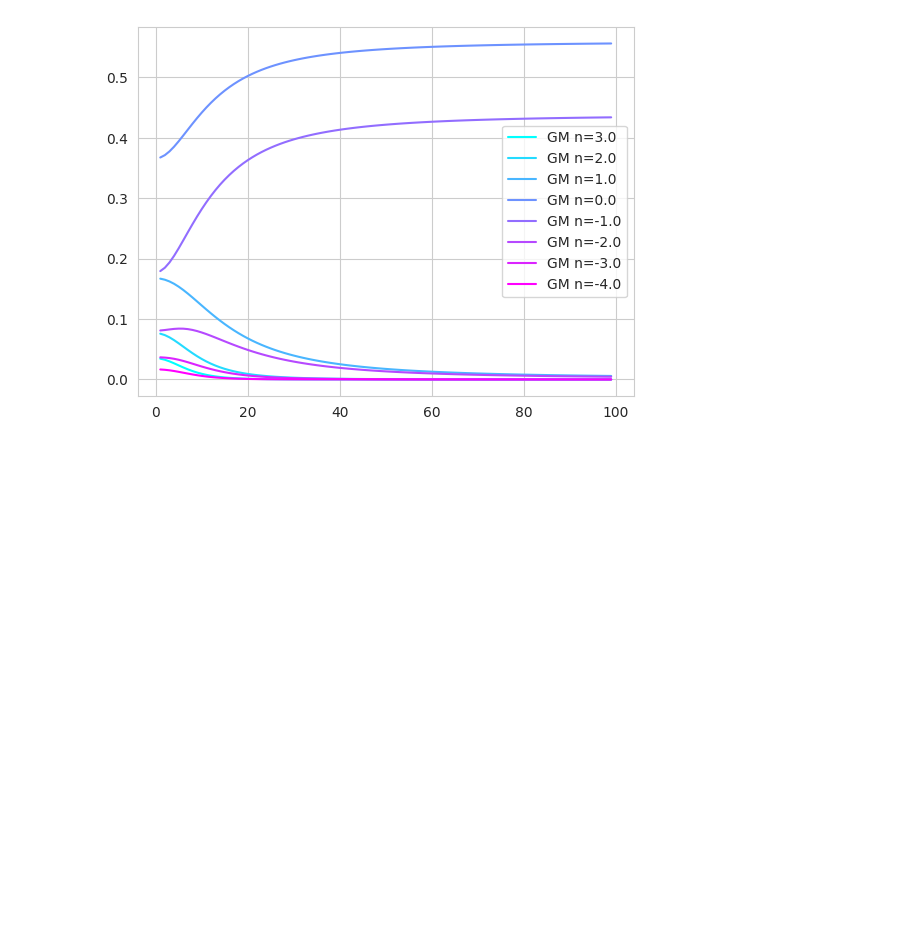
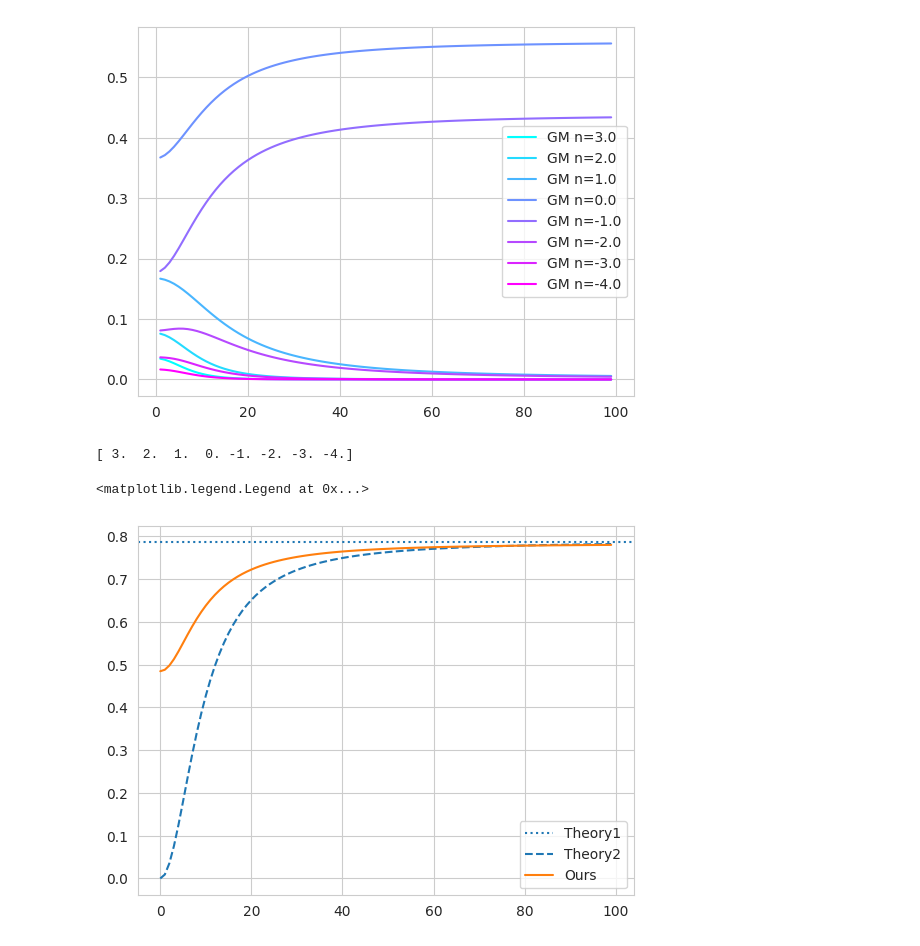
Before and after one commit to bughht/meSSFP, a Jupyter notebook: signal_analysis.ipynb, the cells around one changed output. Cells and saved outputs as stored; diff of their text form; code cells hidden in the pictures; blank space fills up the shorter version.

```diff
--- a/signal_analysis.ipynb
+++ b/signal_analysis.ipynb
@@ -164,3 +164,29 @@ plt.show()
 [figure]
 0.08300000000000127
 [figure]
+# %%
+print(n)
+# G.H. Welsch et al.
+theory1=np.exp(-2*(TR-TE_0)/param_GM["T2"])
+# B. Sveinsson et al.
+theory2=np.exp(-2*(TR-TE_0)/param_GM["T2"])*(np.sin(FA/2)**2)*(1+np.exp(-TR/param_GM["T1"]))/(1-np.cos(FA)*np.exp(-TR/param_GM["T1"]))
+# Ours
+E1 = np.exp(-TR/param_GM["T1"])
+E2 = np.exp(-TR/param_GM["T2"])
+A = 1-E1*np.cos(FA)
+B = E1-E1*np.cos(FA)
+a = E2*(B-A)/(A-B*E2**2)
+b = (np.sqrt(1-a**2)-1)/a
+theory3=(b-E2)/(E2*b-1)*np.exp(delta_TE/param_GM["T2"]+(-delta_TE-TR+2*TE_0)/param_GM["T2_dash"])
+# theory3 = np.exp(-lambd_n_GM+mu_n_GM)/np.exp(mu_p_GM)
+# plt.plot(FA_deg, np.abs(S_GM[:,3]), label="GM n=0")
+# plt.plot(FA_deg, np.abs(S_GM[:,4]), label="GM n=-1")
+# plt.plot(FA_deg, S_GM[:,4]/S_GM[:,3], label="GM n=0/n=-1",alpha=1,marker="x")
+plt.axhline(theory1, ls=":", label="Theory1")
+plt.plot(FA_deg, theory2, ls="--", label="Theory2")
+plt.plot(FA_deg, theory3, ls="-", label="Ours")
+plt.legend()
+# %% [output]
+[ 3.  2.  1.  0. -1. -2. -3. -4.]
+<matplotlib.legend.Legend at 0x...>
+[figure, added]
```
Also changed, not shown: 5 other files.
